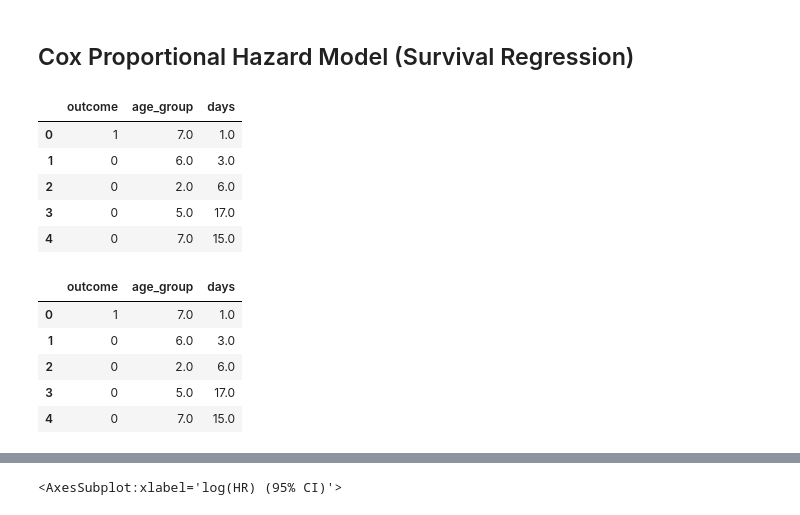
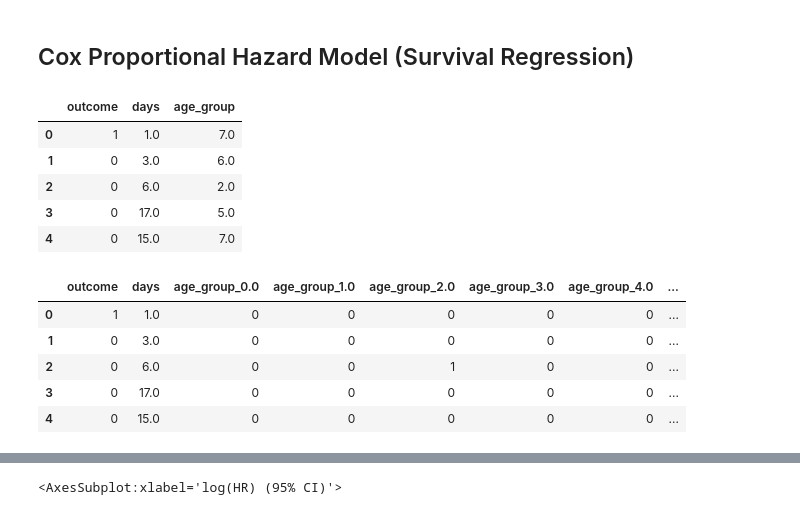
Before and after one commit to programmer-ethan/Capstone_Covid19, a Jupyter notebook: src_v4.ipynb, the cells around one changed output, grey strips where cells are left out. Drawn from its saved outputs; the diff is of its cells as text; code cells hidden in the pictures.

Commit message:
Update src_v4.ipynb
do dummy.... something...

```diff
--- a/src_v4.ipynb
+++ b/src_v4.ipynb
@@ -376,24 +376,24 @@ from lifelines import CoxPHFitter
 # %%
 ## My objective here is to introduce you to the implementation of the model.Thus taking subset of the columns to train the model.
 ## Only using the subset of the columns present in the original data
-df_r= filtered.loc[:,['outcome','age_group','days']]
+df_r= filtered.loc[:,['outcome','days','age_group']]
 df_r.head() ## have a look at the data
 # %% [output]
-|  | outcome | age_group | days |
-| 0 | 1 | 7.0 | 1.0 |
-| 1 | 0 | 6.0 | 3.0 |
-| 2 | 0 | 2.0 | 6.0 |
-| 3 | 0 | 5.0 | 17.0 |
-| 4 | 0 | 7.0 | 15.0 |
+|  | outcome | days | age_group |
+| 0 | 1 | 1.0 | 7.0 |
+| 1 | 0 | 3.0 | 6.0 |
+| 2 | 0 | 6.0 | 2.0 |
+| 3 | 0 | 17.0 | 5.0 |
+| 4 | 0 | 15.0 | 7.0 |
 # %%
 ## Create dummy variables
-df_dummy = pd.get_dummies(df_r, drop_first=True)
+df_dummy = pd.get_dummies(df_r,columns=["age_group"])
 df_dummy.head()
 # %% [output]
-|  | outcome | age_group | days |
-| 0 | 1 | 7.0 | 1.0 |
-| 1 | 0 | 6.0 | 3.0 |
-| 2 | 0 | 2.0 | 6.0 |
-| 3 | 0 | 5.0 | 17.0 |
-| 4 | 0 | 7.0 | 15.0 |
+|  | outcome | days | age_group_0.0 | age_group_1.0 | age_group_2.0 | age_group_3.0 | age_group_4.0 | ... |
+| 0 | 1 | 1.0 | 0 | 0 | 0 | 0 | 0 | ... |
+| 1 | 0 | 3.0 | 0 | 0 | 0 | 0 | 0 | ... |
+| 2 | 0 | 6.0 | 0 | 0 | 1 | 0 | 0 | ... |
+| 3 | 0 | 17.0 | 0 | 0 | 0 | 0 | 0 | ... |
+| 4 | 0 | 15.0 | 0 | 0 | 0 | 0 | 0 | ... |
 # %%
```
Also changed, not shown: parts of 2 cells of this notebook.
